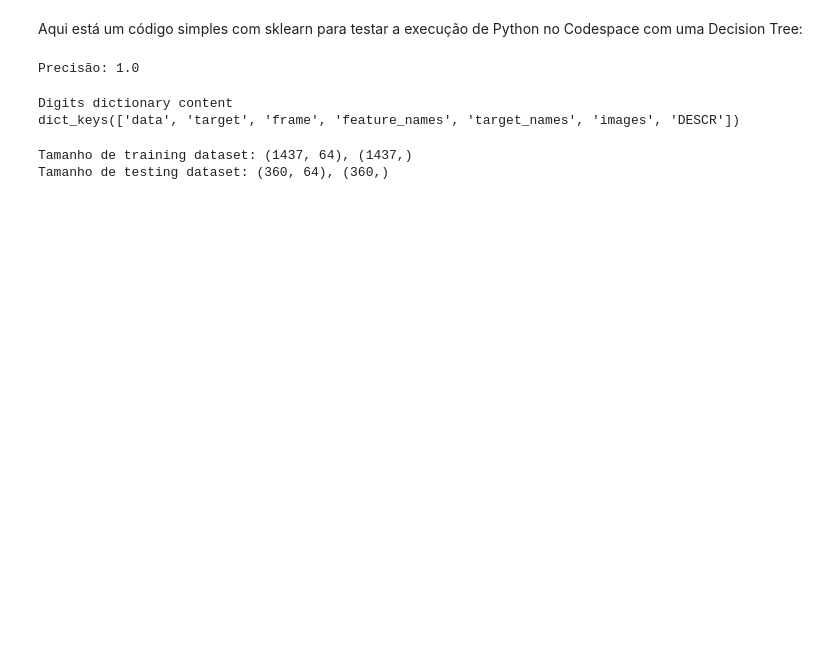
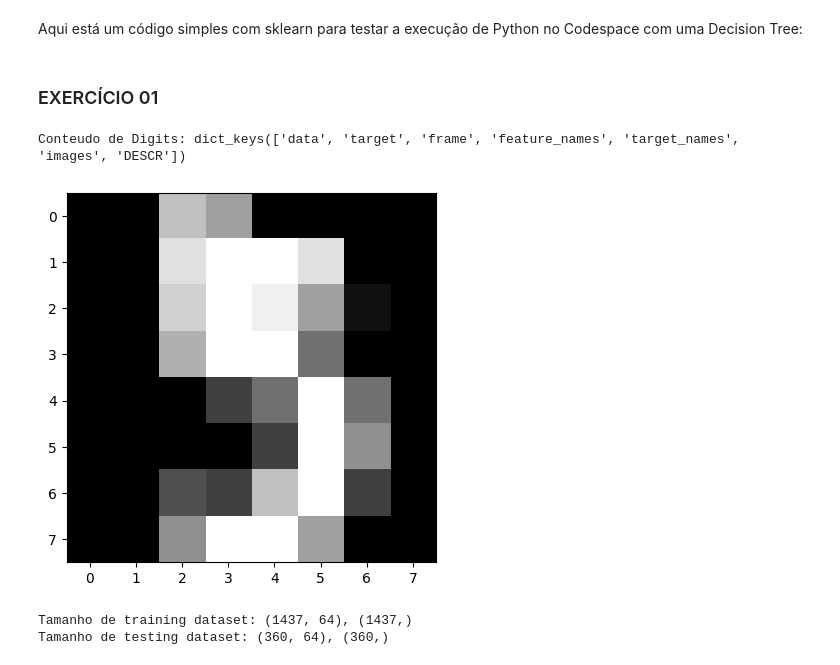
Before and after one commit to clamattos/mba-deeplearning-iad-006-2024-public, a Jupyter notebook: notebooks/começar_por_aqui.ipynb, the cells around one changed output. Saved outputs shown, nothing was run; the diff lists cells and outputs as text; code cells hidden in the pictures; blank space fills up the shorter version.

Commit message:
updating 1st model

```diff
--- a/notebooks/começar_por_aqui.ipynb
+++ b/notebooks/começar_por_aqui.ipynb
@@ -1,41 +1,25 @@
 # %% [markdown]
 Aqui está um código simples com sklearn para testar a execução de Python no Codespace com uma Decision Tree:
-# %%
-import numpy as np
-from sklearn.tree import DecisionTreeClassifier
-from sklearn.datasets import load_iris
-from sklearn.model_selection import train_test_split
-
-# Carregar o dataset Iris
-iris = load_iris()
-X = iris.data
-y = iris.target
-
-# Dividir o dataset em treinamento e teste
-X_train, X_test, y_train, y_test = train_test_split(X, y, test_size=0.2, random_state=42)
-
-# Criar uma Decision Tree
-clf = DecisionTreeClassifier(random_state=42)
-
-# Treinar a Decision Tree
-clf.fit(X_train, y_train)
-
-# Prever as classes para o conjunto de teste
-y_pred = clf.predict(X_test)
-
-# Imprimir a precisão da Decision Tree
-print("Precisão:", clf.score(X_test, y_test))
-# %% [output]
-Precisão: 1.0
+# %% [markdown]
+### EXERCÍCIO 01
 # %%
 from sklearn import datasets
+from sklearn.model_selection import train_test_split
+from sklearn.tree import DecisionTreeClassifier
+import matplotlib.pyplot as plt
+from sklearn.model_selection import GridSearchCV
 
 digits = datasets.load_digits()
 pd = datasets.load_digits()
-print('Digits dictionary content \n{}'.format(digits.keys()))
+print(f'Conteudo de Digits: {digits.keys()}')
 # %% [output]
-Digits dictionary content
-dict_keys(['data', 'target', 'frame', 'feature_names', 'target_names', 'images', 'DESCR'])
+Conteudo de Digits: dict_keys(['data', 'target', 'frame', 'feature_names', 'target_names', 'images', 'DESCR'])
+# %%
+plt.gray()
+plt.imshow(digits.images[5])
+plt.show()
+# %% [output]
+[figure, added]
 # %%
 X_digits = digits.data
 y_digits = digits.target
```
Also changed, not shown: parts of 12 cells of this notebook.
